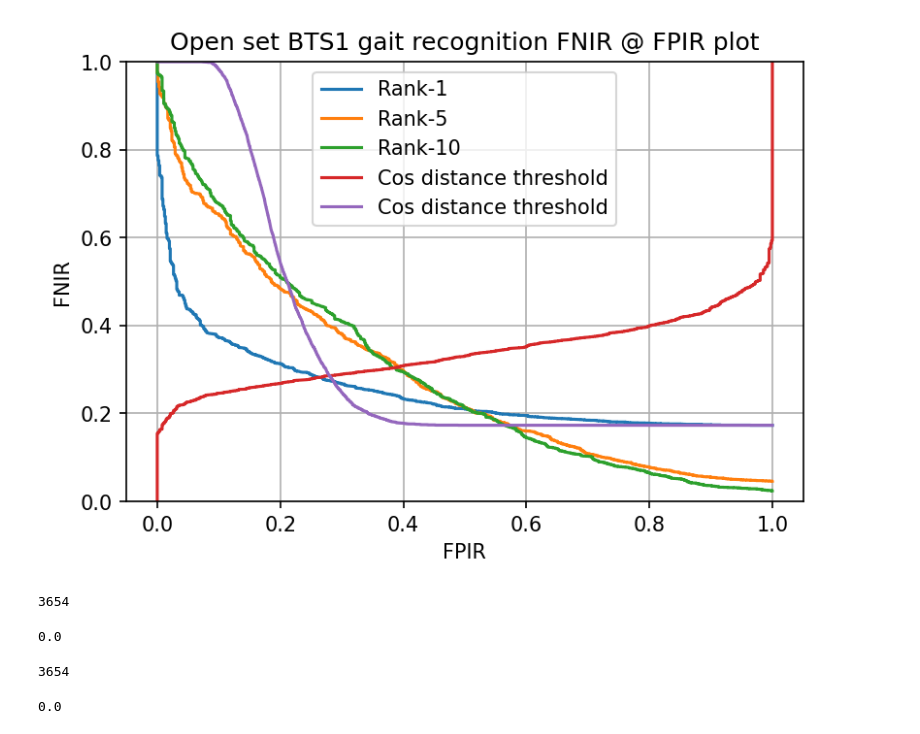
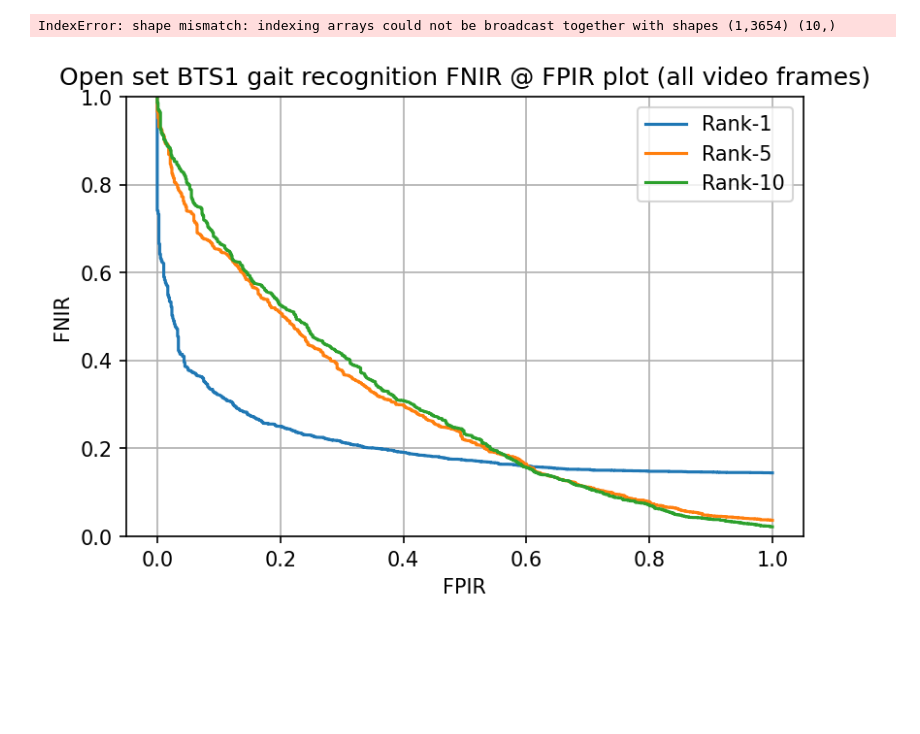
Before and after one commit to RyanAshbaugh/OpenGait, a Jupyter notebook: evaluation_analysis.ipynb, the cells around one changed output. Saved outputs shown, nothing was run; the diff lists cells and outputs as text; code cells hidden in the pictures; blank space fills up the shorter version.

Commit message:
additional graph

```diff
--- a/evaluation_analysis.ipynb
+++ b/evaluation_analysis.ipynb
@@ -196,6 +97,10 @@ fpirs = np.zeros((len(ranks), len(cos_distance_thresholds)))
 
 for ii, thresh in enumerate(cos_distance_thresholds):
     for jj, rank in enumerate(ranks):
+
+        true_in_col_N_with_probe_match = probe_in_top_N[mated_probes_mask, :].cumsum(axis=1) == 1
+        match_N_for_each_row = true_in_col_N_with_probe_match.argmax(axis=1)
+
         fnir = np.logical_or(~probe_in_top_N[mated_probes_mask, rank],
                              (ranked_distances[mated_probes_mask, rank].cpu().numpy() > thresh)).sum()
         fpir = np.logical_or(probe_in_top_N[non_mated_probes_mask, rank],
@@ -209,0 +178,4 @@ fpirs = fpirs / non_mated_probes_mask.sum()
+# %%
+probe_in_top_N[np.where(mated_probes_mask), match_N_for_each_row]
+# %% [output]
+IndexError: shape mismatch: indexing arrays could not be broadcast together with shapes (1,3654) (10,)
@@ -216,40 +194,23 @@ dpi = 150
 # %%
 fig = plt.figure(facecolor='white', dpi=dpi)
 
 for rr, rank in enumerate(ranks):
     plt.plot(fpirs[rr, :], fnirs[rr, :], label='Rank-{}'.format(rank+1))
-plt.plot(fpirs[0, :], cos_distance_thresholds, label='Cos distance threshold')
-plt.plot(cos_distance_thresholds, fnirs[0, :], label='Cos distance threshold')
+# plt.plot(fpirs[0, :], cos_distance_thresholds, label='Cos distance threshold')
+# plt.plot(cos_distance_thresholds, fnirs[0, :], label='Cos distance threshold')
 
 
 # plt.semilogx(fpirs[0, :], fnirs[0, :], label='Rank-{}'.format(1))
 # plt.semilogx(fpirs[1, :], fnirs[1, :], label='Rank-{}'.format(5))
 # plt.semilogx(fpirs[2, :], fnirs[2, :], label='Rank-{}'.format(10))
 
-plt.title('Open set BTS1 gait recognition FNIR @ FPIR plot')
+plt.title('Open set BTS1 gait recognition FNIR @ FPIR plot (all video frames)')
 plt.xlabel('FPIR')
 plt.ylabel('FNIR')
 plt.legend()
 plt.grid(which='major')
 plt.grid(which='minor')
 plt.ylim([0, 1])
 plt.show()
 # %% [output]
-[figure, old version]
+[figure, new version]
-# %%
-np.logical_or(~probe_in_top_N[mated_probes_mask, 0],
-              (ranked_distances[mated_probes_mask, 0].cpu().numpy() > thresh)).sum()
-# %% [output]
-3654
-# %%
-thresh
-# %% [output]
-0.0
-# %%
-mated_probes_mask.sum()
-# %% [output]
-3654
-# %%
-fnirs.max()
-# %% [output]
-0.0
```
Also changed, not shown: parts of 28 cells of this notebook.
